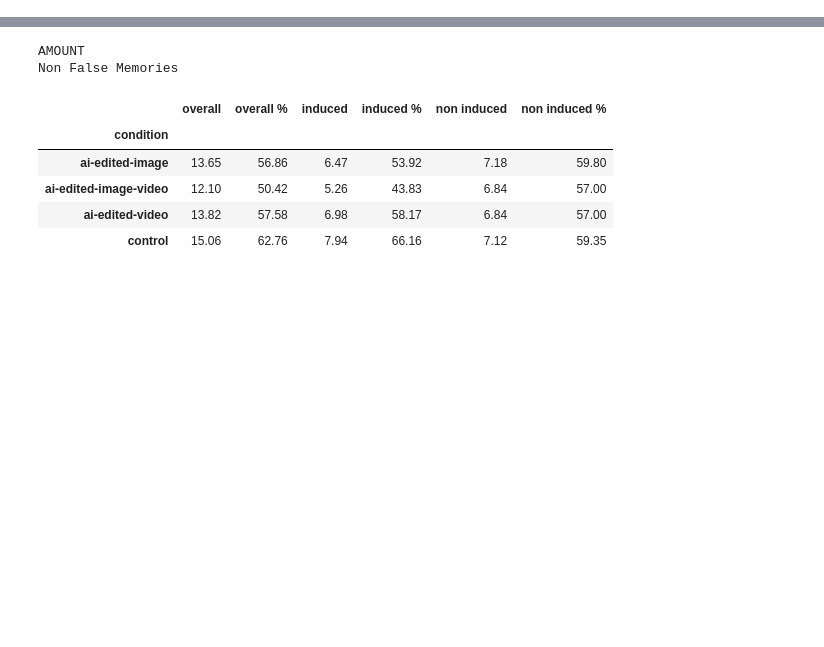
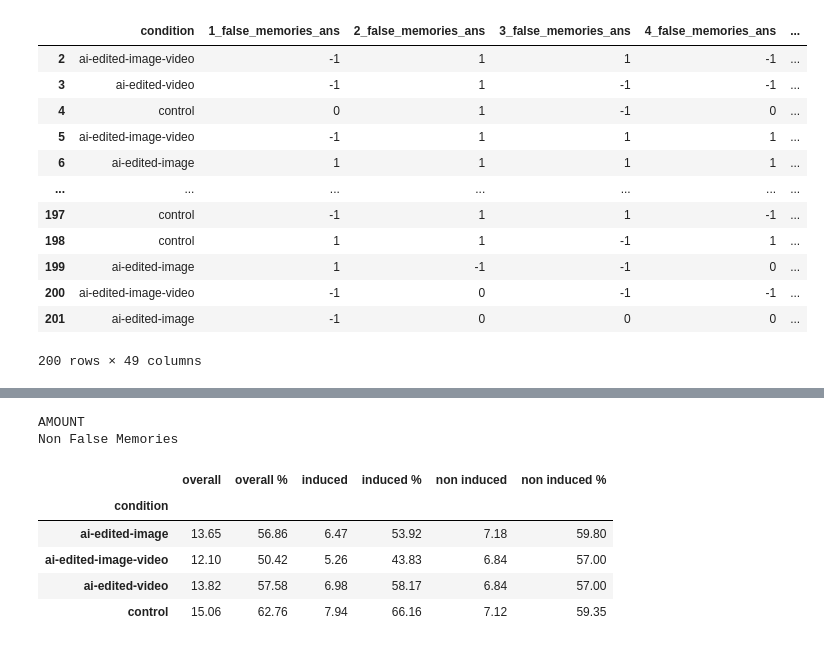
Before and after one commit to mitmedialab/synthetic-human-memories, a Jupyter notebook: analyze/sanity.ipynb, the cells around one changed output, grey strips where cells are left out. Saved outputs shown, nothing was run; the diff lists cells and outputs as text; code cells hidden in the pictures; blank space fills up the shorter version.

```diff
--- a/analyze/sanity.ipynb
+++ b/analyze/sanity.ipynb
@@ -58,3 +58,19 @@ result = result[['condition'] + [f"{i}_false_memories_ans" for i in length]  + [
 for i in length:
     multiplier = 1 if i in correct_is_true else -1
     result[f"{i}_false_memories_ans"] *= multiplier
+# %%
+result
+# %% [output]
+|  | condition | 1_false_memories_ans | 2_false_memories_ans | 3_false_memories_ans | 4_false_memories_ans | ... |
+| 2 | ai-edited-image-video | -1 | 1 | 1 | -1 | ... |
+| 3 | ai-edited-video | -1 | 1 | -1 | -1 | ... |
+| 4 | control | 0 | 1 | -1 | 0 | ... |
+| 5 | ai-edited-image-video | -1 | 1 | 1 | 1 | ... |
+| 6 | ai-edited-image | 1 | 1 | 1 | 1 | ... |
+| ... | ... | ... | ... | ... | ... | ... |
+| 197 | control | -1 | 1 | 1 | -1 | ... |
+| 198 | control | 1 | 1 | -1 | 1 | ... |
+| 199 | ai-edited-image | 1 | -1 | -1 | 0 | ... |
+| 200 | ai-edited-image-video | -1 | 0 | -1 | -1 | ... |
+| 201 | ai-edited-image | -1 | 0 | 0 | 0 | ... |
+200 rows × 49 columns
```
Also changed, not shown: parts of 3 cells of this notebook, 2 other files.
